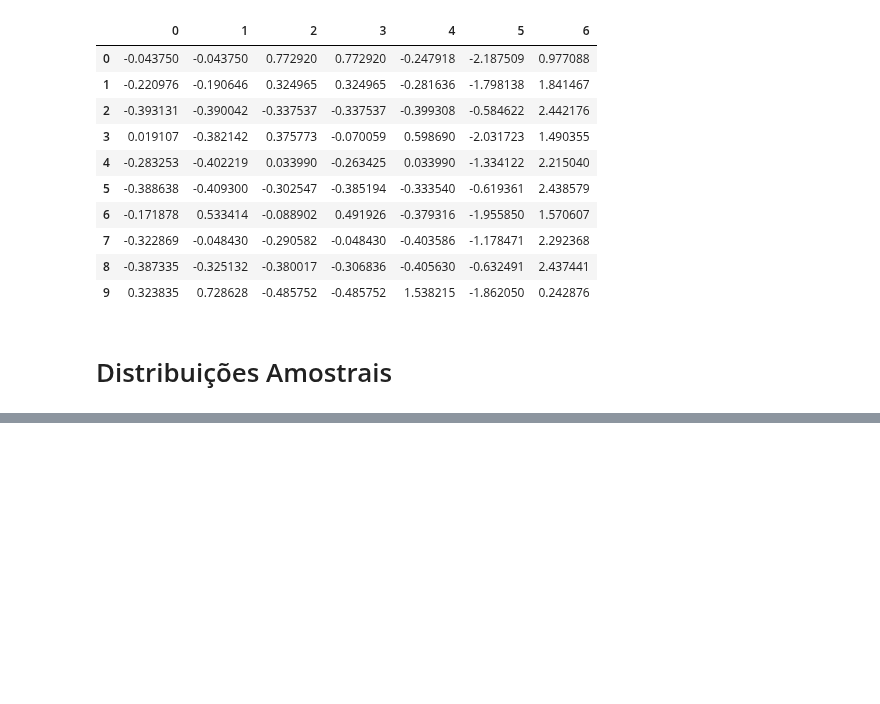
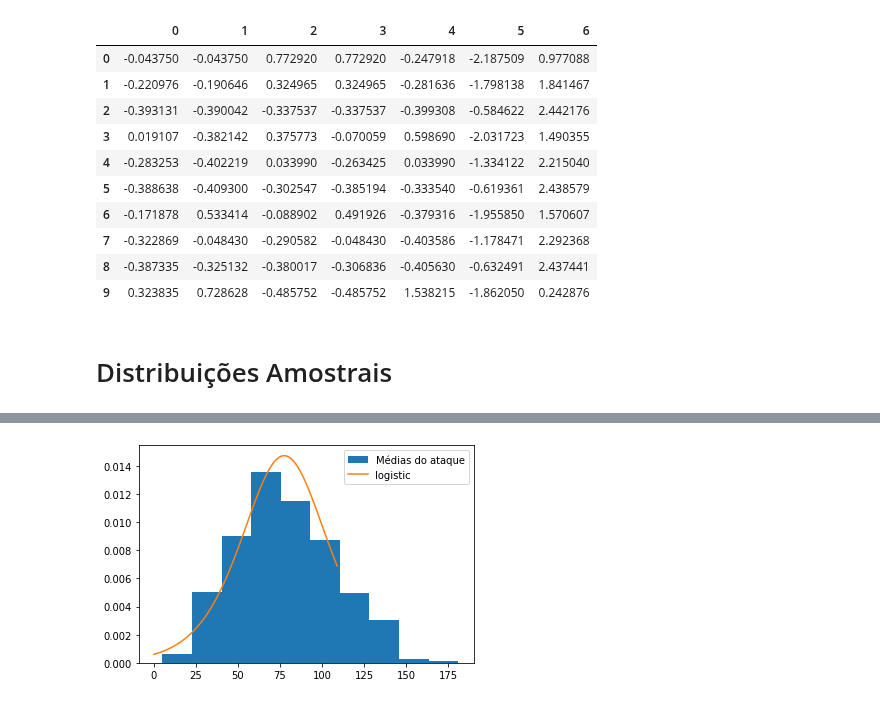
Before and after one commit to CaioCBCouto/Estatistica, a Jupyter notebook: ccbc.ipynb, the cells around one changed output, grey strips where cells are left out. Drawn from its saved outputs; the diff is of its cells as text; code cells hidden in the pictures; blank space fills up the shorter version.

```diff
--- a/ccbc.ipynb
+++ b/ccbc.ipynb
@@ -215,3 +219,22 @@ plt.show()
+# %%
+means=[np.mean(np.random.choice(pkmn['atk'], size=1)) for _ in range(1000)]
+plt.hist(means, density=True, label='Médias do ataque')
+dist_names = ['logistic']
+for dist_name in dist_names:  #o comando for _ in cria um laço
+    dist = getattr(scipy.stats, dist_name) #a função getattr retorna o valor de um atributo de um objeto
+    params = dist.fit(means)
+    arg = params[:-2] #cria uma nova lista mostrando os primeiros elementos excluindo os 2 últimos elementos
+    loc = params[-2] #localiza o penúltimo elemento
+    scale = params[-1] #localiza o último elemento
+    if arg:
+        pdf_fitted = dist.pdf(x, *arg, loc=loc, scale=scale) #*arg permite que a função aceite números variáveis de argumentos posicionais; loc = loc é a mesma coisa de loc = loc + loc
+    else:
+        pdf_fitted = dist.pdf(x, loc=loc, scale=scale)
+    plt.plot(pdf_fitted, label=dist_name)
+plt.legend(loc= 'upper right')
+plt.show()
+# %% [output]
+[figure, added]
 # %%
 means=[np.mean(np.random.choice(pkmn['atk'], size=5)) for _ in range(1000)]
 plt.hist(means)
```
Also changed, not shown: parts of 18 cells of this notebook, 14 other files.
